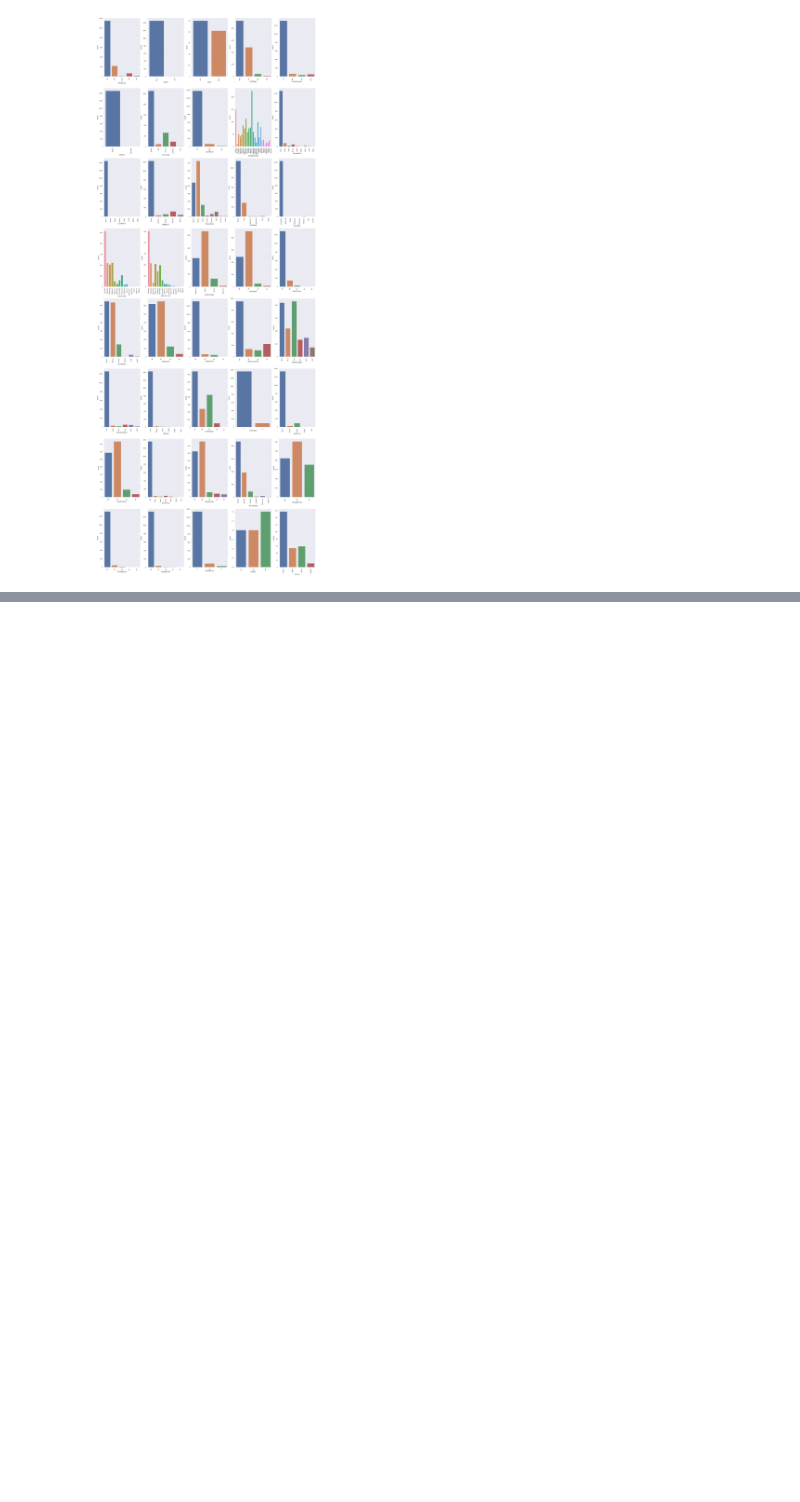
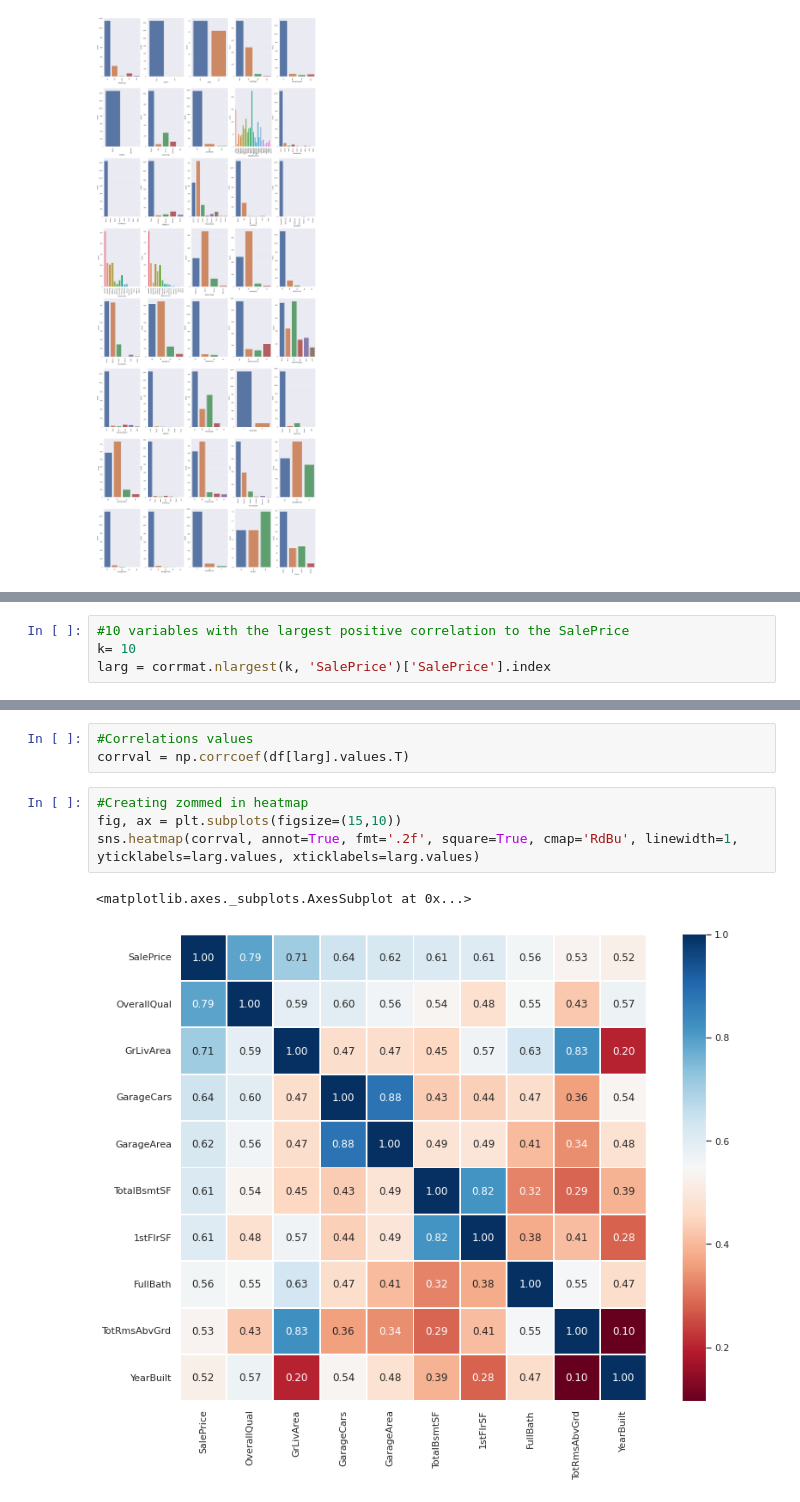
Before and after one commit to dataqueenpend/Projects-, a Jupyter notebook: House_Prices_Competition_raw.ipynb, the cells around one changed output, grey strips where cells are left out. Drawn from its saved outputs; the diff is of its cells as text; blank space fills up the shorter version.

```diff
--- a/House_Prices_Competition_raw.ipynb
+++ b/House_Prices_Competition_raw.ipynb
@@ -352,0 +410,4 @@ We can spot distribution of each label differentiate depending on the category.
+# %%
+#10 variables with the largest positive correlation to the SalePrice
+k= 10
+larg = corrmat.nlargest(k, 'SalePrice')['SalePrice'].index
@@ -352,0 +453,10 @@ We can spot distribution of each label differentiate depending on the category.
+# %%
+#Correlations values
+corrval = np.corrcoef(df[larg].values.T)
+# %%
+#Creating zommed in heatmap
+fig, ax = plt.subplots(figsize=(15,10))
+sns.heatmap(corrval, annot=True, fmt='.2f', square=True, cmap='RdBu', linewidth=1, yticklabels=larg.values, xticklabels=larg.values)
+# %% [output]
+<matplotlib.axes._subplots.AxesSubplot at 0x...>
+[figure, added]
```
Also changed, not shown: parts of 9 cells of this notebook.
